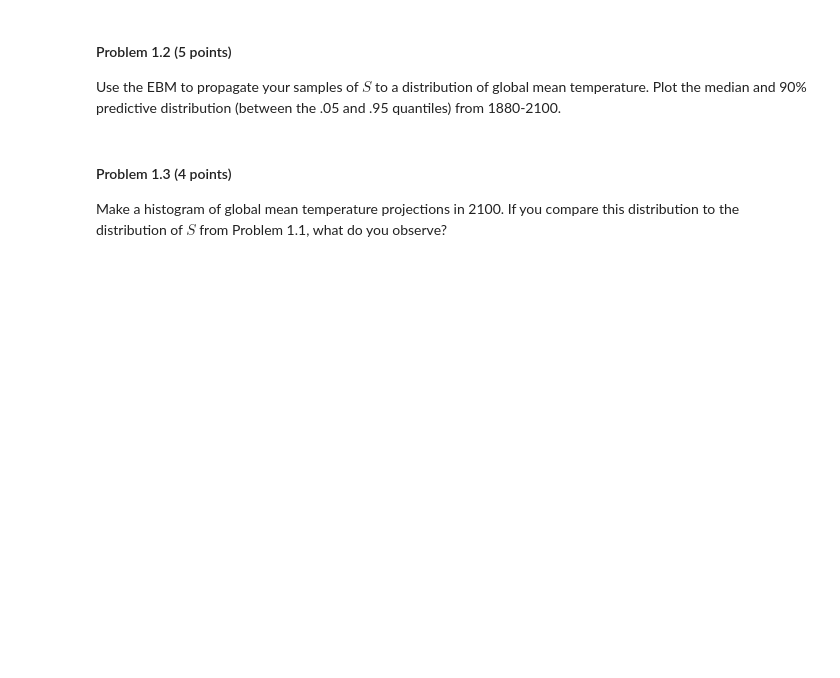
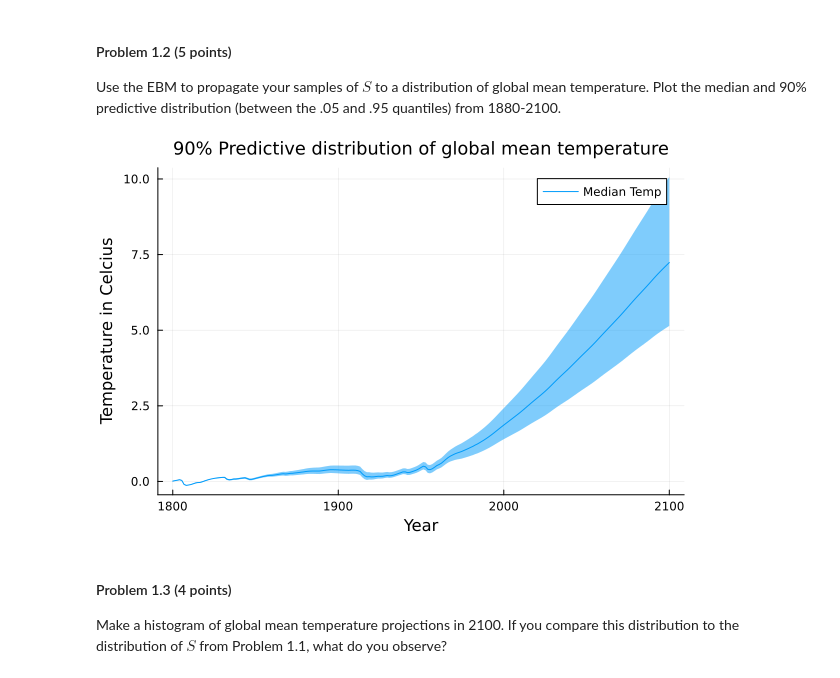
Before and after one commit to BEE4750-FA23/hw3-bsp67, a Jupyter notebook: hw03.ipynb, the cells around one changed output. Cells and saved outputs as stored; diff of their text form; code cells hidden in the pictures; blank space fills up the shorter version.

```diff
--- a/hw03.ipynb
+++ b/hw03.ipynb
@@ -158,6 +171,31 @@ samples from this distribution and make a histogram.
 Use the EBM to propagate your samples of $S$ to a distribution of global
 mean temperature. Plot the median and 90% predictive distribution
 (between the .05 and .95 quantiles) from 1880-2100.
+# %%
+#find the 5th percentile for each year of data
+T_quantile_05 = energy_balance_model(quantile(x_values, 0.05), forcing_aerosol_85, forcing_non_aerosol_85)
+#find the median for each year of data
+T_quantile_mid = energy_balance_model(quantile(x_values, 0.50), forcing_aerosol_85, forcing_non_aerosol_85)
+#find the 95th percentile for each year of data
+T_quantile_95 = energy_balance_model(quantile(x_values, 0.95), forcing_aerosol_85, forcing_non_aerosol_85)
+
+#if any step size other than 221 is chosen, you get error message
+#reason u use 221 is because radiative forcing scenario RCP 8.5 outputs a 221 element vector
+#using 221 means the x axis( which is years) will correspond to the years that data is available
+years_x_axis = LinRange(1800, 2100, 221);
+
+#calculate upper bounds for shaded ribbon
+upper_ribbon = T_quantile_95-T_quantile_mid
+#calculate lower bounds for shaded ribbon
+lower_ribbon = T_quantile_mid-T_quantile_05
+
+plot(years_x_axis, T_quantile_mid, ribbon = (lower_ribbon, upper_ribbon), label = "Median Temp",
+    titlefont = font(12))
+title!("90% Predictive distribution of global mean temperature")
+xlabel!("Year")
+ylabel!("Temperature in Celcius")
+# %% [output]
+[figure, added]
 # %% [markdown]
 #### Problem 1.3 (4 points)
 
```
Also changed, not shown: parts of 9 cells of this notebook.
